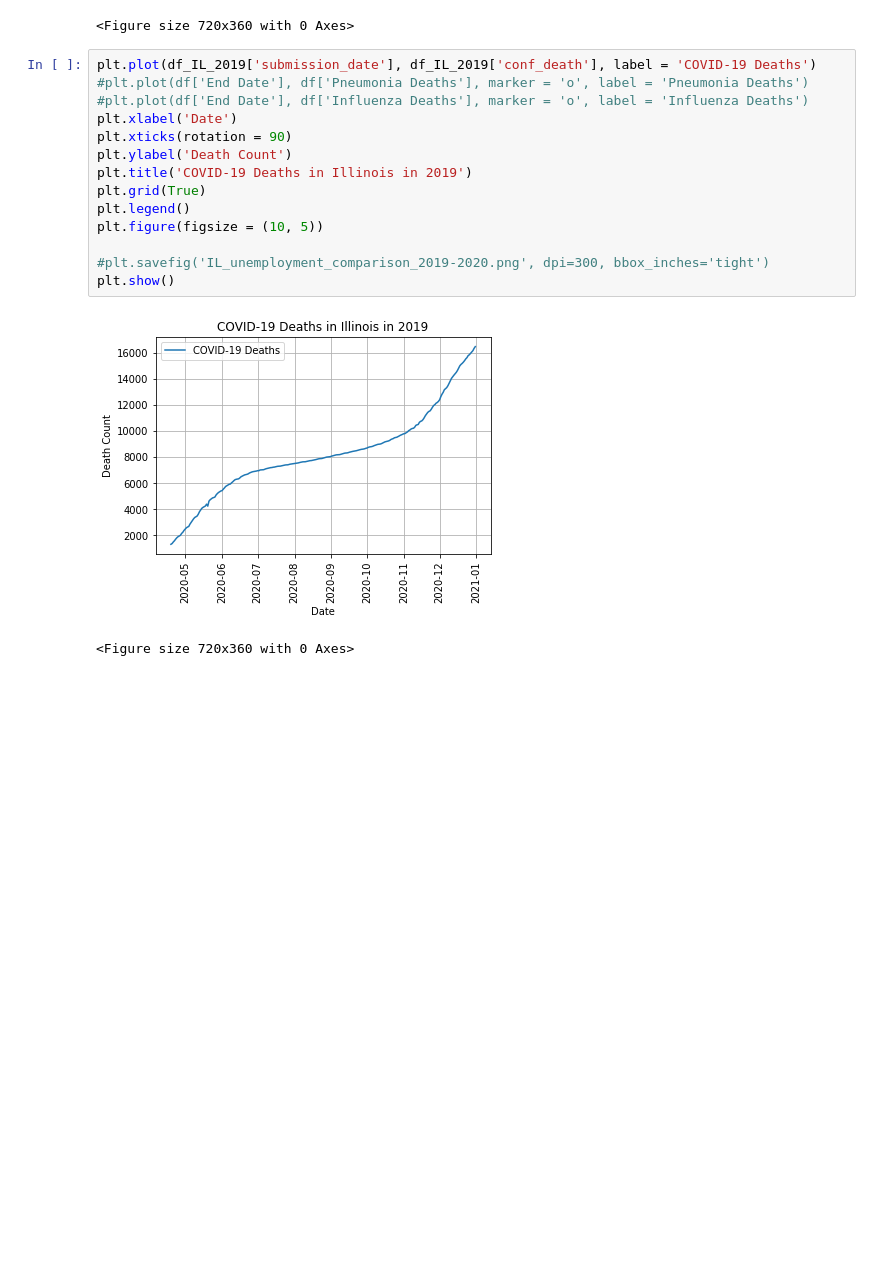
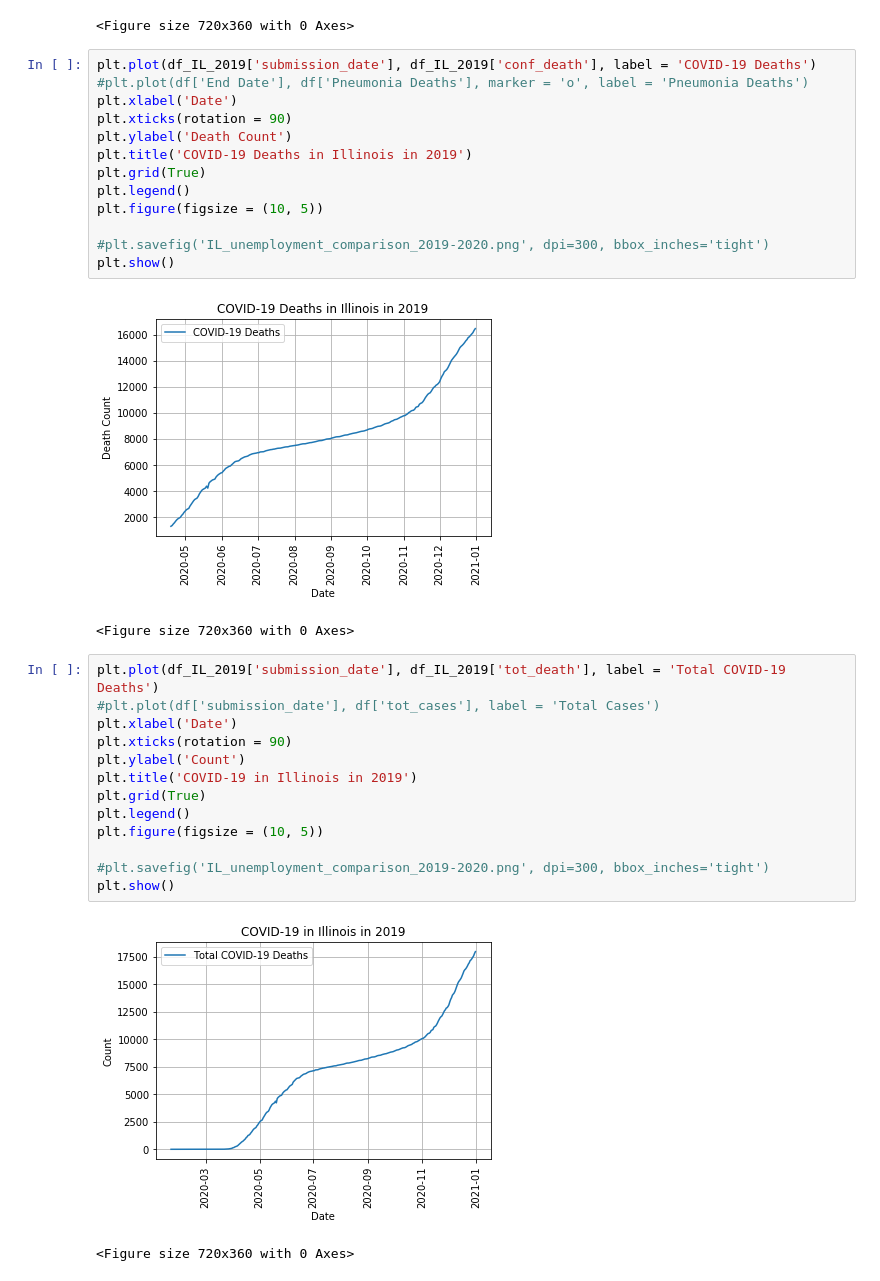
Before and after one commit to erickzli/IS597-COVID-Project, a Jupyter notebook: Kerstin's Folder/Clean Data- US Cases and Deaths by State Over Time.ipynb, the cells around one changed output. Saved outputs shown, nothing was run; the diff lists cells and outputs as text; blank space fills up the shorter version.

Commit message:
Create new graph

```diff
--- a/Kerstin's Folder/Clean Data- US Cases and Deaths by State Over Time.ipynb
+++ b/Kerstin's Folder/Clean Data- US Cases and Deaths by State Over Time.ipynb
@@ -287,7 +287,6 @@ plt.show()
 # %%
 plt.plot(df_IL_2019['submission_date'], df_IL_2019['conf_death'], label = 'COVID-19 Deaths')
 #plt.plot(df['End Date'], df['Pneumonia Deaths'], marker = 'o', label = 'Pneumonia Deaths')
-#plt.plot(df['End Date'], df['Influenza Deaths'], marker = 'o', label = 'Influenza Deaths')
 plt.xlabel('Date')
 plt.xticks(rotation = 90)
 plt.ylabel('Death Count')
@@ -301,3 +300,19 @@ plt.show()
 # %% [output]
 [figure]
 <Figure size 720x360 with 0 Axes>
+# %%
+plt.plot(df_IL_2019['submission_date'], df_IL_2019['tot_death'], label = 'Total COVID-19 Deaths')
+#plt.plot(df['submission_date'], df['tot_cases'], label = 'Total Cases')
+plt.xlabel('Date')
+plt.xticks(rotation = 90)
+plt.ylabel('Count')
+plt.title('COVID-19 in Illinois in 2019')
+plt.grid(True)
+plt.legend()
+plt.figure(figsize = (10, 5))
+
+#plt.savefig('IL_unemployment_comparison_2019-2020.png', dpi=300, bbox_inches='tight')
+plt.show()
+# %% [output]
+[figure, added]
+<Figure size 720x360 with 0 Axes>
```
